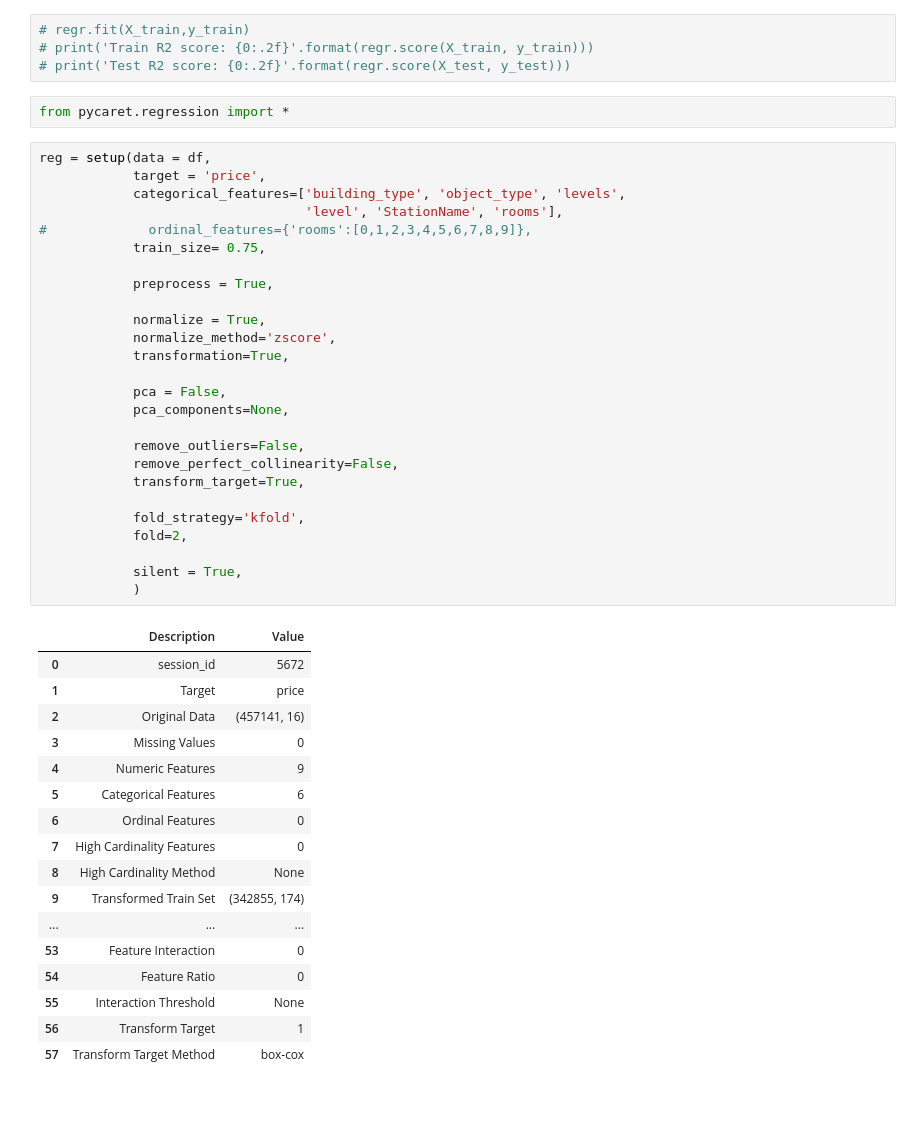
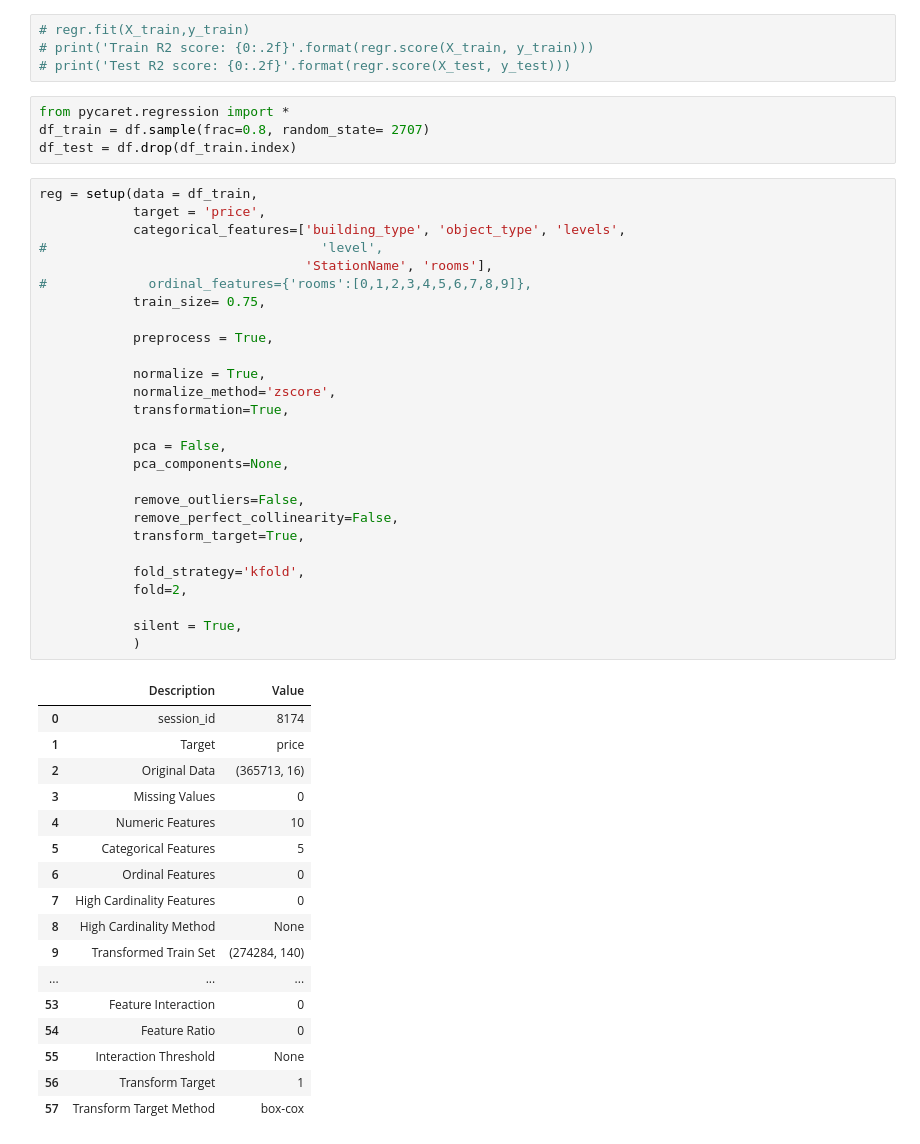
Before and after one commit to dubrovin-sudo/House-prediction, a Jupyter notebook: notebooks/EDA.ipynb, the cells around one changed output. Cells and saved outputs as stored; diff of their text form; blank space fills up the shorter version.

```diff
--- a/notebooks/EDA.ipynb
+++ b/notebooks/EDA.ipynb
@@ -228,46 +229,49 @@ TransformedTargetRegressor(regressor=Pipeline(steps=[('featureunion',
 # regr.fit(X_train,y_train)
 # print('Train R2 score: {0:.2f}'.format(regr.score(X_train, y_train)))
 # print('Test R2 score: {0:.2f}'.format(regr.score(X_test, y_test)))
-# %%
-from pycaret.regression import *
+# %%
+from pycaret.regression import *
+df_train = df.sample(frac=0.8, random_state= 2707)
+df_test = df.drop(df_train.index)
 # %%
-reg = setup(data = df,
+reg = setup(data = df_train,
             target = 'price',
             categorical_features=['building_type', 'object_type', 'levels',
-                                  'level', 'StationName', 'rooms'],
+#                                   'level',
+                                  'StationName', 'rooms'],
 #             ordinal_features={'rooms':[0,1,2,3,4,5,6,7,8,9]},
             train_size= 0.75,
 
             preprocess = True,
 
             normalize = True,
             normalize_method='zscore',
             transformation=True,
 
             pca = False,
             pca_components=None,
 
             remove_outliers=False,
             remove_perfect_collinearity=False,
             transform_target=True,
 
             fold_strategy='kfold',
             fold=2,
 
             silent = True,
             )
 # %% [output]
 |  | Description | Value |
-| 0 | session_id | 5672 |
+| 0 | session_id | 8174 |
 | 1 | Target | price |
-| 2 | Original Data | (457141, 16) |
+| 2 | Original Data | (365713, 16) |
 | 3 | Missing Values | 0 |
-| 4 | Numeric Features | 9 |
-| 5 | Categorical Features | 6 |
+| 4 | Numeric Features | 10 |
+| 5 | Categorical Features | 5 |
 | 6 | Ordinal Features | 0 |
 | 7 | High Cardinality Features | 0 |
 | 8 | High Cardinality Method | None |
-| 9 | Transformed Train Set | (342855, 174) |
+| 9 | Transformed Train Set | (274284, 140) |
 | ... | ... | ... |
 | 53 | Feature Interaction | 0 |
 | 54 | Feature Ratio | 0 |
```
Also changed, not shown: parts of 16 cells of this notebook.
